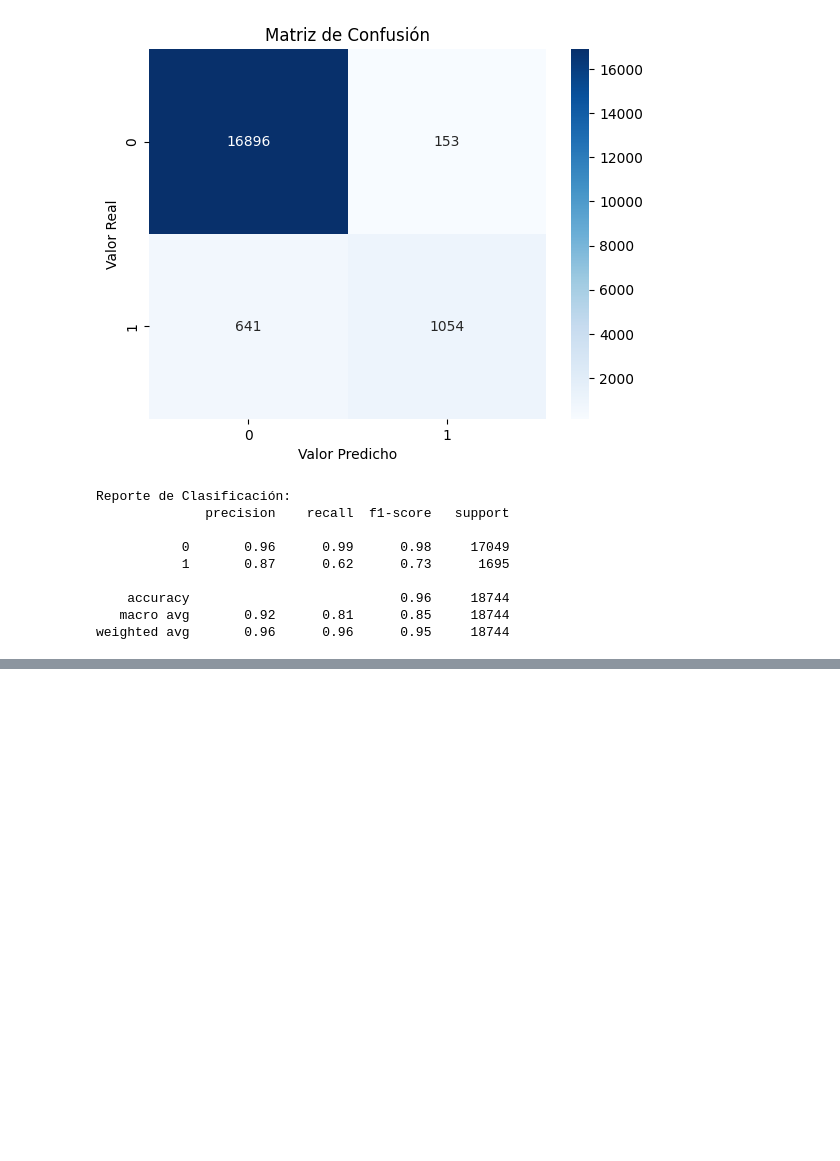
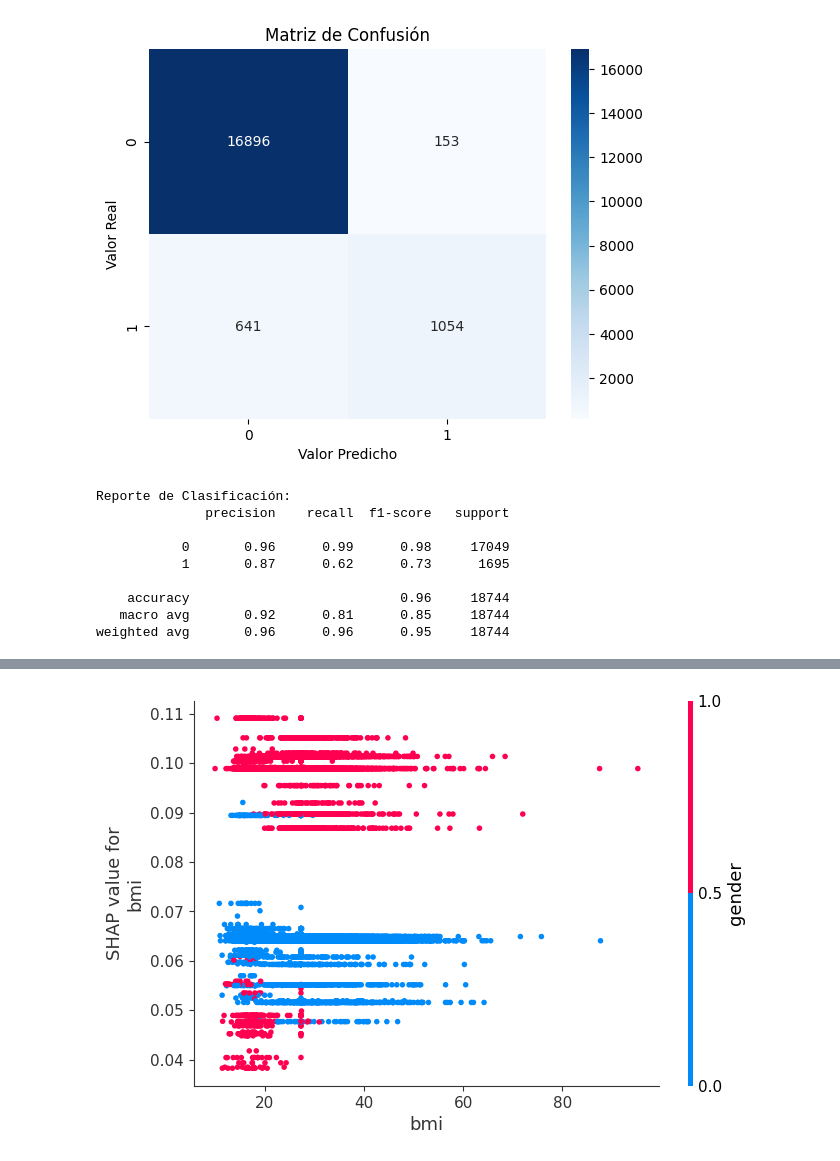
Before and after one commit to acarmonag/ML, a Jupyter notebook: diabetis.ipynb, the cells around one changed output, grey strips where cells are left out. Drawn from its saved outputs; the diff is of its cells as text; code cells hidden in the pictures; blank space fills up the shorter version.

```diff
--- a/diabetis.ipynb
+++ b/diabetis.ipynb
@@ -603,0 +562,5 @@ print(f"Estimated probability of diabetes: {probability:.2%}")
+# %%
+#Dependence plot
+shap.dependence_plot('bmi', test_gb_shap_values, X_test)
+# %% [output]
+[figure, added]
```
Also changed, not shown: parts of 47 cells of this notebook.
